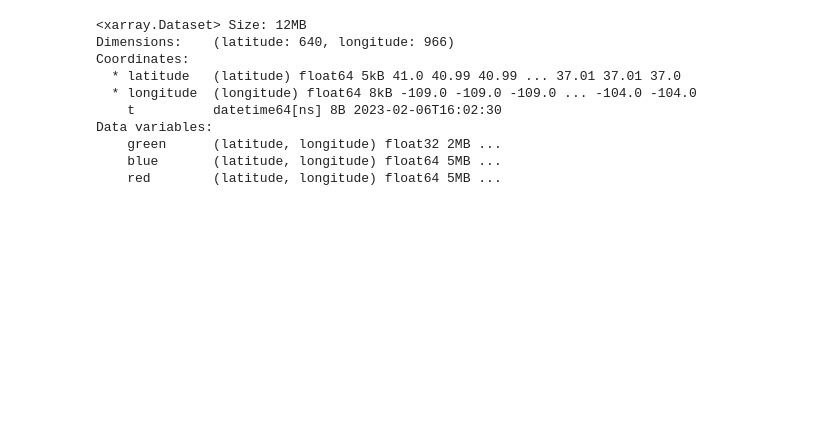
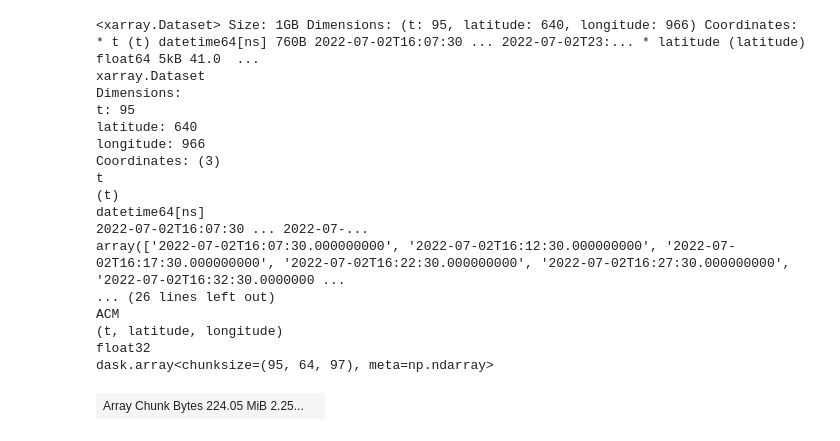
Before and after one commit to clinton-alden/goes_clouds, a Jupyter notebook: analysis/08_compare_goes_acm_mask.ipynb, the cells around one changed output. Cells and saved outputs as stored; diff of their text form; code cells hidden in the pictures; blank space fills up the shorter version.

```diff
--- a/analysis/08_compare_goes_acm_mask.ipynb
+++ b/analysis/08_compare_goes_acm_mask.ipynb
@@ -37,14 +112,33 @@ rgb_ds = rgb_ds.sel(t=(f'{year}-{month}-{day}T{time}'), method='nearest')
-# %%
-rgb_ds
-# %% [output]
-<xarray.Dataset> Size: 12MB
-Dimensions:    (latitude: 640, longitude: 966)
-Coordinates:
-  * latitude   (latitude) float64 5kB 41.0 40.99 40.99 ... 37.01 37.01 37.0
-  * longitude  (longitude) float64 8kB -109.0 -109.0 -109.0 ... -104.0 -104.0
-    t          datetime64[ns] 8B 2023-02-06T16:02:30
-Data variables:
-    green      (latitude, longitude) float32 2MB ...
-    blue       (latitude, longitude) float64 5MB ...
-    red        (latitude, longitude) float64 5MB ...
+# %%
+# Interpolate ds to the lower resolution of rgb_ds
+ds_resampled = combined_ds.interp(
+    latitude=rgb_ds.latitude,
+    longitude=rgb_ds.longitude,
+    t=rgb_ds.t
+)
+
+# Combine the two datasets along latitude, longitude, and time
+new_ds = xr.merge([rgb_ds, ds_resampled])
+new_ds = new_ds.dropna(dim='t', how='any')
+
+new_ds
+# %% [output]
+<xarray.Dataset> Size: 1GB Dimensions: (t: 95, latitude: 640, longitude: 966) Coordinates: * t (t) datetime64[ns] 760B 2022-07-02T16:07:30 ... 2022-07-02T23:... * latitude (latitude) float64 5kB 41.0  ...
+xarray.Dataset
+Dimensions:
+t: 95
+latitude: 640
+longitude: 966
+Coordinates: (3)
+t
+(t)
+datetime64[ns]
+2022-07-02T16:07:30 ... 2022-07-...
+array(['2022-07-02T16:07:30.000000000', '2022-07-02T16:12:30.000000000', '2022-07-02T16:17:30.000000000', '2022-07-02T16:22:30.000000000', '2022-07-02T16:27:30.000000000', '2022-07-02T16:32:30.0000000 ...
+... (26 lines left out)
+ACM
+(t, latitude, longitude)
+float32
+dask.array<chunksize=(95, 64, 97), meta=np.ndarray>
+| Array Chunk Bytes 224.05 MiB 2.25... |  |
 # %%
```
Also changed, not shown: parts of 27 cells of this notebook, 7 other files.
